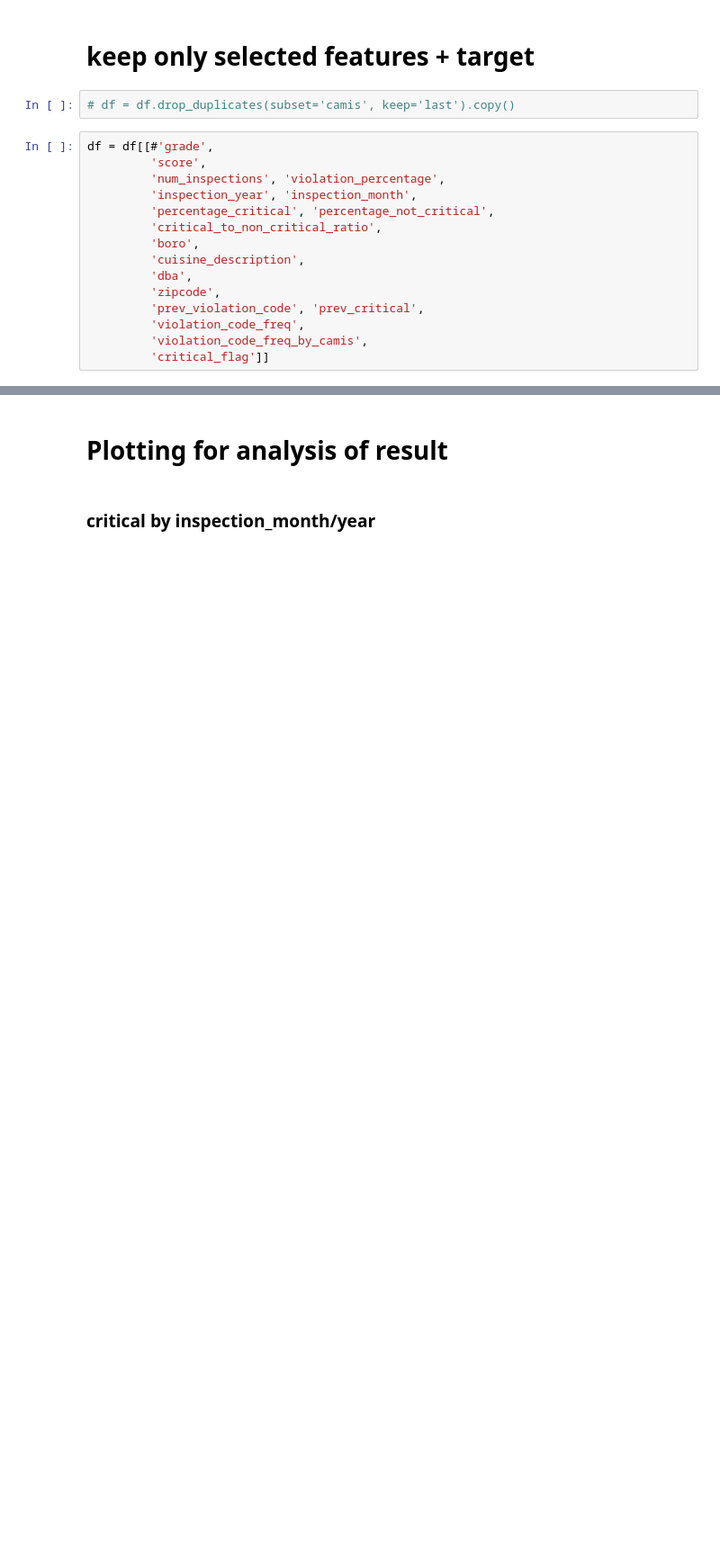
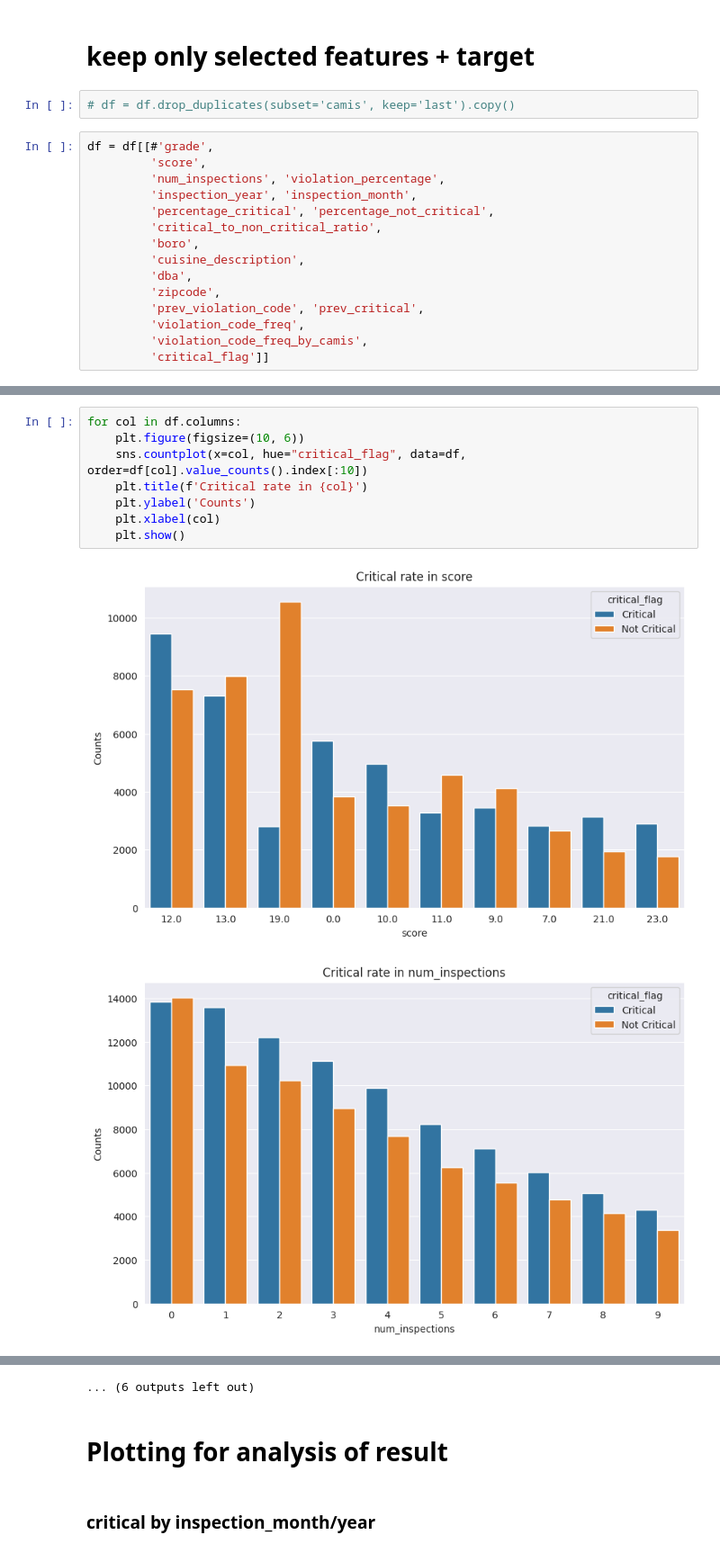
Before and after one commit to tracyhsj/Big-Apple-Bite-Safe, a Jupyter notebook: exploration&visualization/visualization.ipynb, the cells around one changed output, grey strips where cells are left out. Shown at 90% size. Drawn from its saved outputs; the diff is of its cells as text; blank space fills up the shorter version.

```diff
--- a/exploration&visualization/visualization.ipynb
+++ b/exploration&visualization/visualization.ipynb
@@ -336,0 +350,11 @@ plt.show()
+# %%
+for col in df.columns:
+    plt.figure(figsize=(10, 6))
+    sns.countplot(x=col, hue="critical_flag", data=df, order=df[col].value_counts().index[:10])
+    plt.title(f'Critical rate in {col}')
+    plt.ylabel('Counts')
+    plt.xlabel(col)
+    plt.show()
+# %% [output]
+[figure, added]
+[figure, added]
@@ -337,3 +371,4 @@ plt.show()
+... (6 outputs left out)
 # %% [markdown]
 # Plotting for analysis of result
 # %% [markdown]
```
Also changed, not shown: parts of 21 cells of this notebook, 2 other files.
